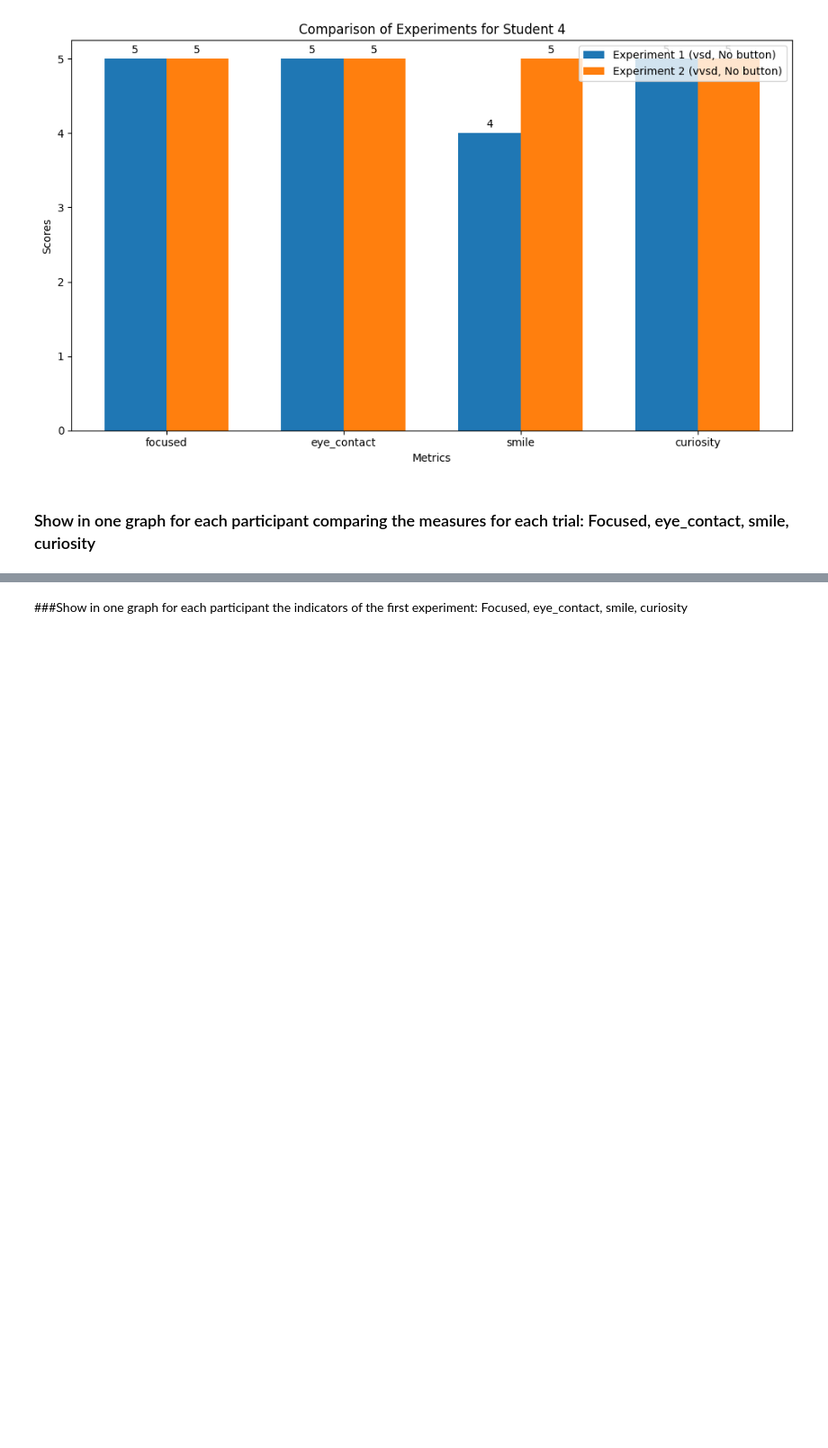
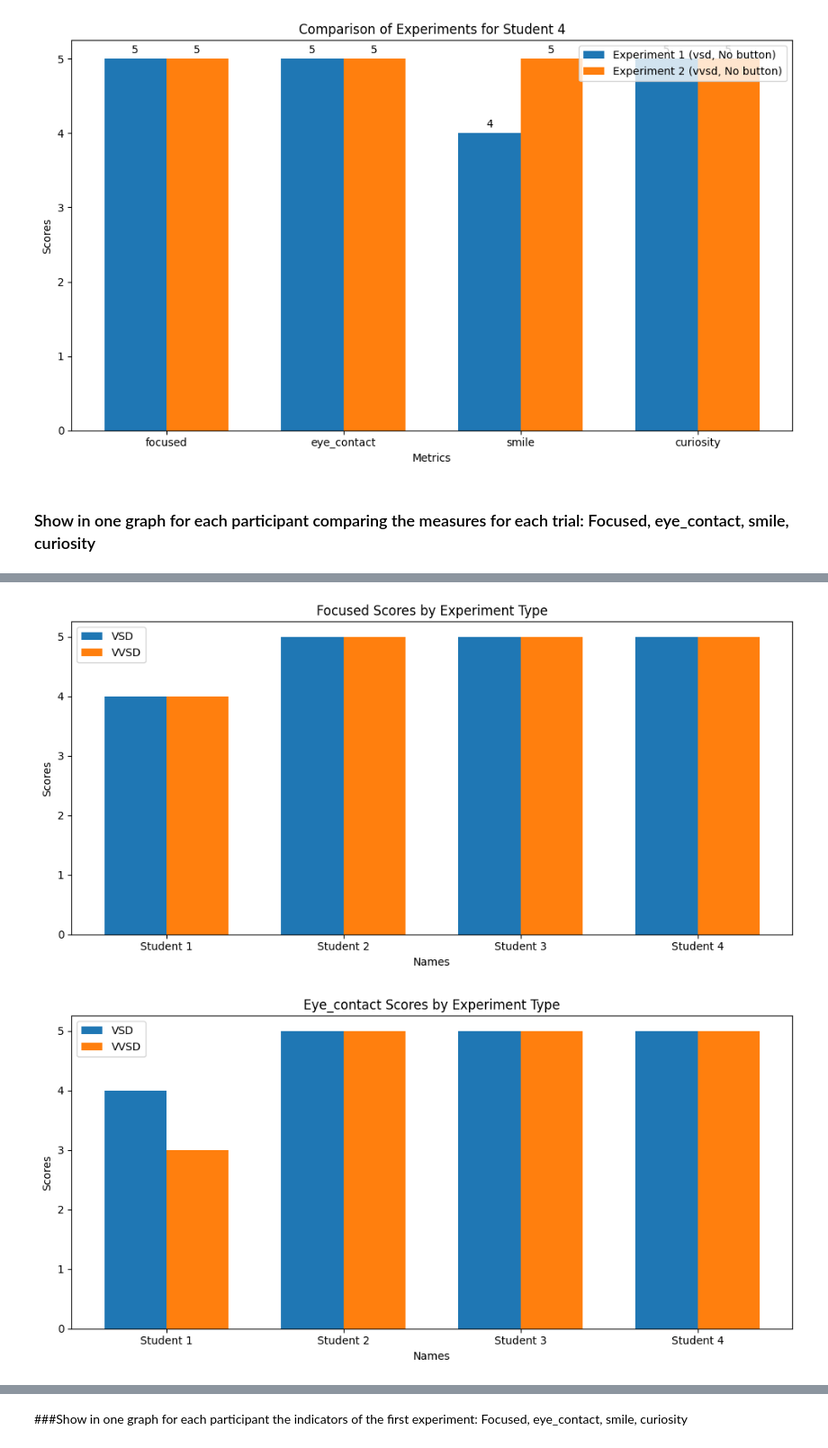
Before and after one commit to hay12el/BS-SE-24-192-HotSpot, a Jupyter notebook: results.ipynb, the cells around one changed output, grey strips where cells are left out. Shown at 90% size. Cells and saved outputs as stored; diff of their text form; code cells hidden in the pictures; blank space fills up the shorter version.

```diff
--- a/results.ipynb
+++ b/results.ipynb
@@ -452,0 +615,38 @@ plt.show()
+# %%
+
+
+# Define the metrics to plot
+metrics = ['focused', 'eye_contact', 'smile', 'curiosity']
+
+# Function to plot the graph for each measure
+def plot_measure_graph(experiment_data, measure, title):
+    names = experiment_data['name'].unique()
+    vsd_values = experiment_data[experiment_data['type'] == 'vsd'][measure]
+    vvsd_values = experiment_data[experiment_data['type'] == 'vvsd'][measure]
+
+    x = np.arange(len(names))  # label locations
+    width = 0.35  # bar width
+
+    fig, ax = plt.subplots(figsize=(10, 5))
+
+    # Plot the bars for VSD and VVSD
+    ax.bar(x - width/2, vsd_values, width, label='VSD')
+    ax.bar(x + width/2, vvsd_values, width, label='VVSD')
+
+    # Add labels, title, and ticks
+    ax.set_xlabel('Names')
+    ax.set_ylabel('Scores')
+    ax.set_title(title)
+    ax.set_xticks(x)
+    ax.set_xticklabels(names)
+    ax.legend()
+
+    plt.tight_layout()
+    plt.show()
+
+# Loop through each metric and plot the corresponding graph
+for measure in metrics:
+    plot_measure_graph(vsd_data, measure, f'{measure.capitalize()} Scores by Experiment Type')
+# %% [output]
+[figure, added]
+[figure, added]
```
Also changed, not shown: parts of 14 cells of this notebook.
